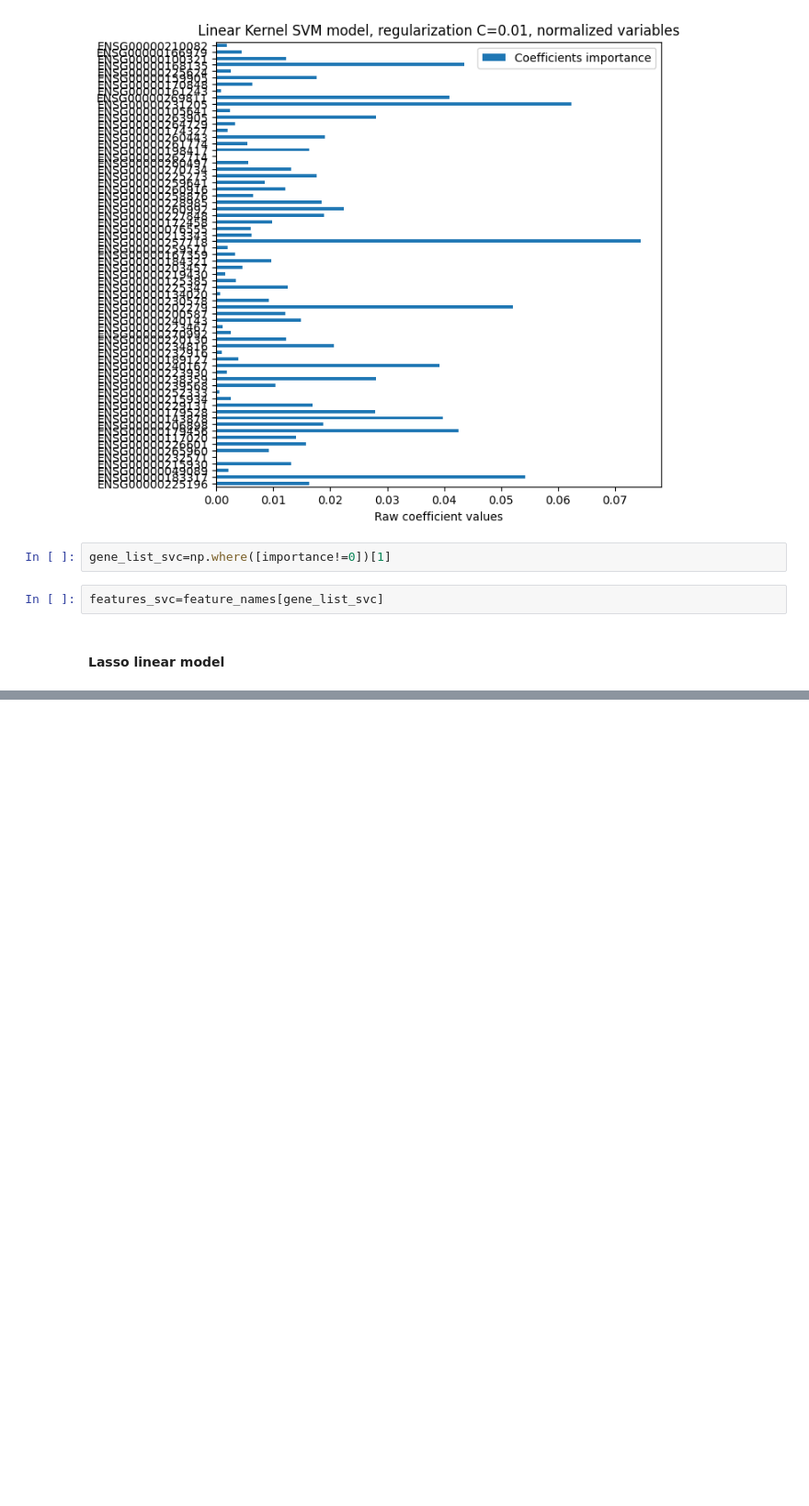
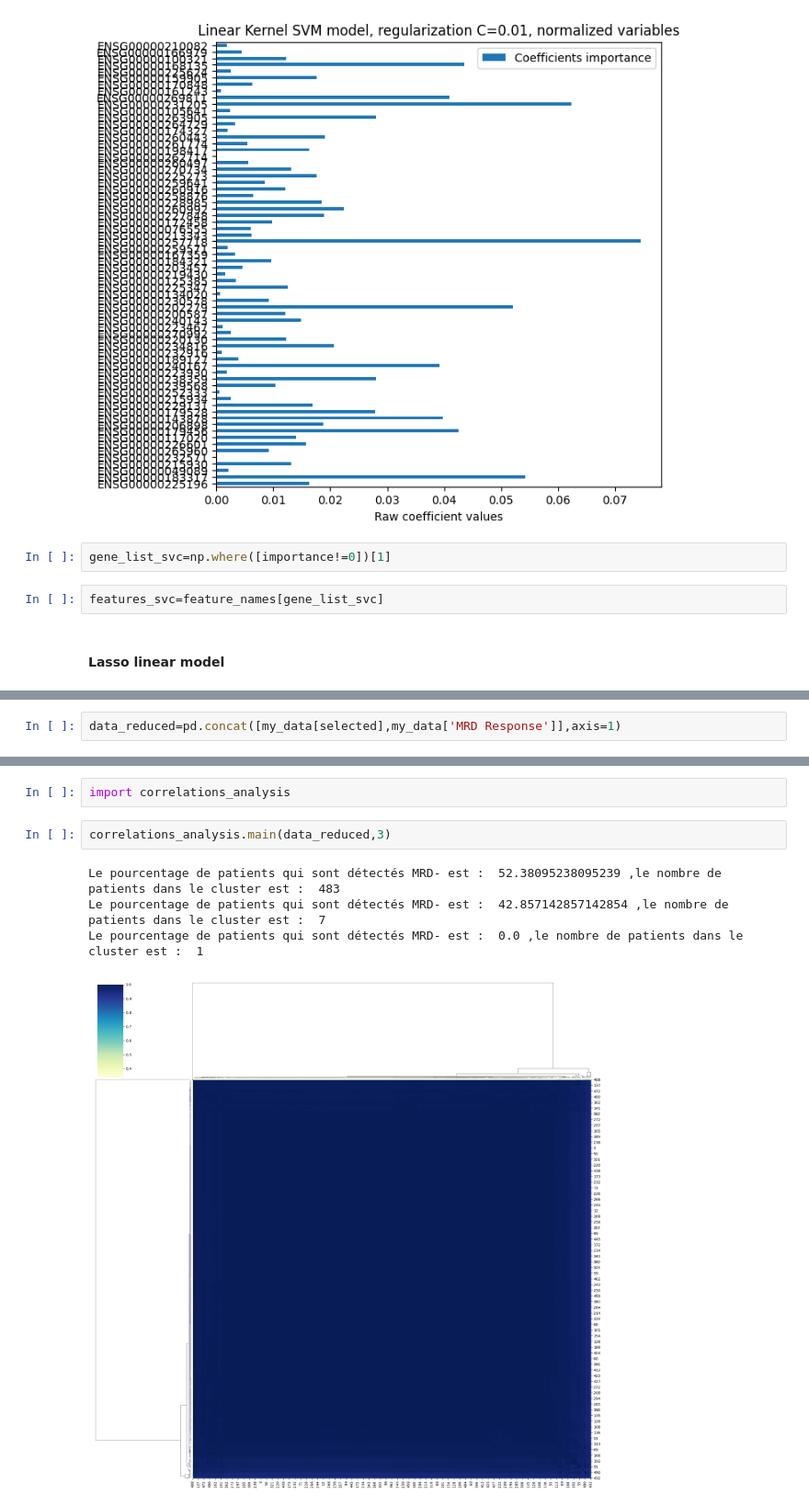
Before and after one commit to Syrinechen/Myeloma-project-draft, a Jupyter notebook: feature_extraction.ipynb, the cells around one changed output, grey strips where cells are left out. Shown at 92% size. Saved outputs shown, nothing was run; the diff lists cells and outputs as text; blank space fills up the shorter version.

```diff
--- a/feature_extraction.ipynb
+++ b/feature_extraction.ipynb
@@ -146,0 +174,2 @@ identified_genes=list(pd.read_csv('identified_genes_panel_routine.csv').values[:
+# %%
+data_reduced=pd.concat([my_data[selected],my_data['MRD Response']],axis=1)
@@ -146,0 +193,9 @@ identified_genes=list(pd.read_csv('identified_genes_panel_routine.csv').values[:
+# %%
+import correlations_analysis
+# %%
+correlations_analysis.main(data_reduced,3)
+# %% [output]
+Le pourcentage de patients qui sont détectés MRD- est :  52.38095238095239 ,le nombre de patients dans le cluster est :  483
+Le pourcentage de patients qui sont détectés MRD- est :  42.857142857142854 ,le nombre de patients dans le cluster est :  7
+Le pourcentage de patients qui sont détectés MRD- est :  0.0 ,le nombre de patients dans le cluster est :  1
+[figure, added]
```
Also changed, not shown: parts of 32 cells of this notebook, 3 other files.
